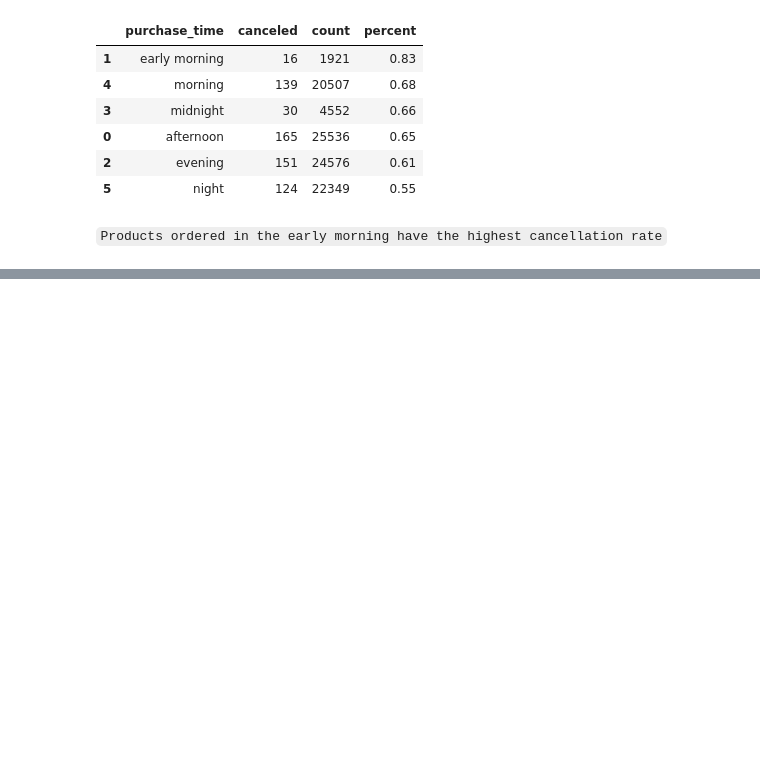
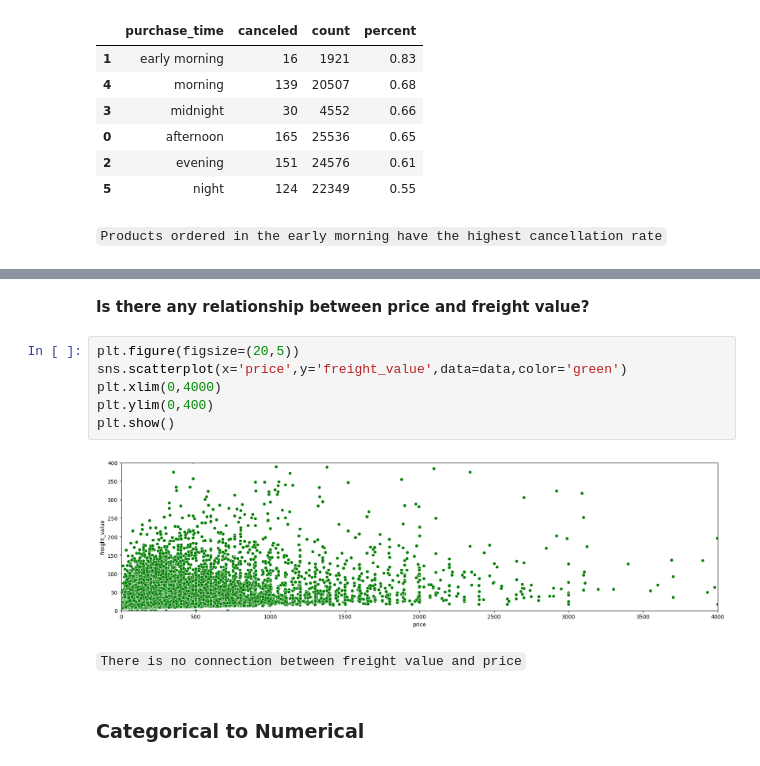
Before and after one commit to IamRaNo/Elevvo_Internship, a Jupyter notebook: Task-9/sales_data_analysis.ipynb, the cells around one changed output, grey strips where cells are left out. Saved outputs shown, nothing was run; the diff lists cells and outputs as text; blank space fills up the shorter version.

```diff
--- a/Task-9/sales_data_analysis.ipynb
+++ b/Task-9/sales_data_analysis.ipynb
@@ -1426,0 +1442,14 @@ cancelled_orders.sort_values(by='percent',ascending=False)
+# %% [markdown]
+**Is there any relationship between price and freight value?**
+# %%
+plt.figure(figsize=(20,5))
+sns.scatterplot(x='price',y='freight_value',data=data,color='green')
+plt.xlim(0,4000)
+plt.ylim(0,400)
+plt.show()
+# %% [output]
+[figure, added]
+# %% [markdown]
+`There is no connection between freight value and price`
+# %% [markdown]
+### Categorical to Numerical
```
Also changed, not shown: parts of 32 cells of this notebook.
